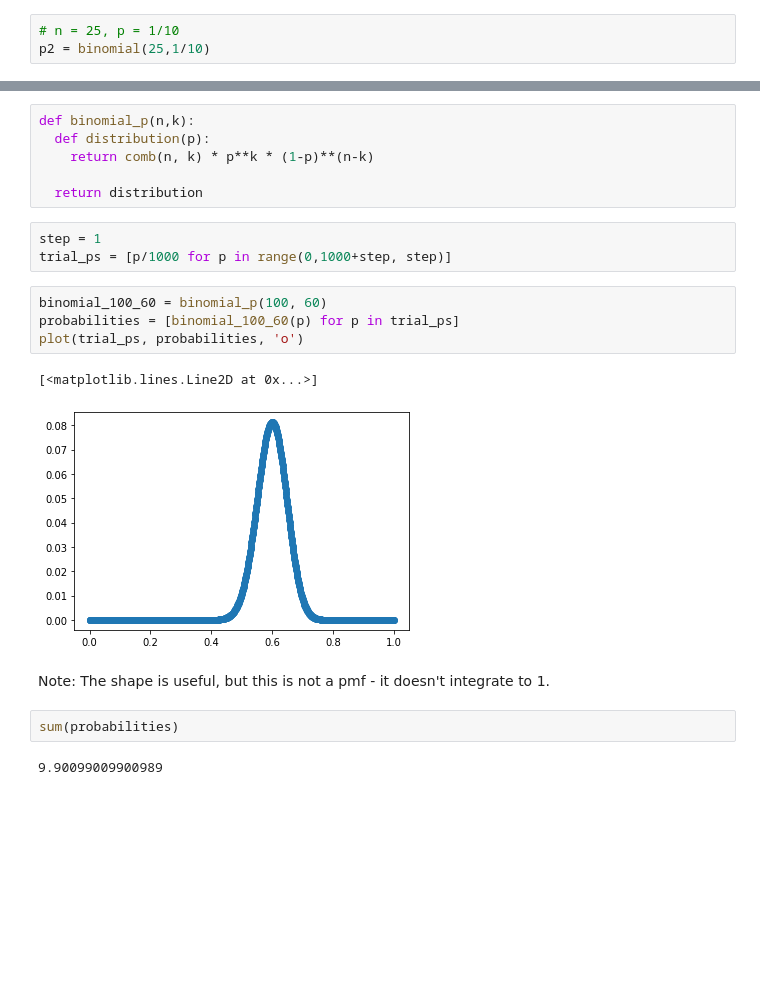
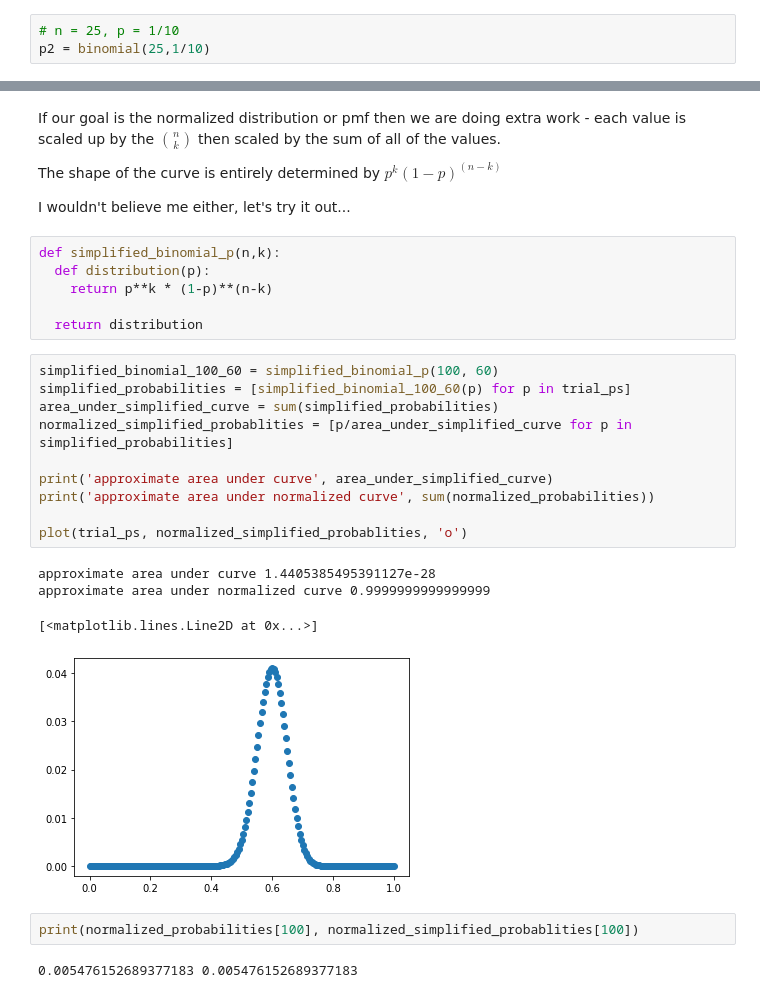
Before and after one commit to ctarrington/try-colab, a Jupyter notebook: binomial.ipynb, the cells around one changed output, grey strips where cells are left out. Drawn from its saved outputs; the diff is of its cells as text; blank space fills up the shorter version.

```diff
--- a/binomial.ipynb
+++ b/binomial.ipynb
@@ -73,22 +99,31 @@ EX: If we had 60 heads in 100 trials what does that tell us about a single throw
+# %% [markdown]
+If our goal is the normalized distribution or pmf then we are doing extra work - each value is scaled up by the ${n \choose k} $ then scaled by the sum of all of the values.
+
+The shape of the curve is entirely determined by $p^k (1-p)^{(n-k)}$
+
+I wouldn't believe me either, let's try it out...
 # %%
-def binomial_p(n,k):
+def simplified_binomial_p(n,k):
   def distribution(p):
-    return comb(n, k) * p**k * (1-p)**(n-k)
+    return p**k * (1-p)**(n-k)
 
   return distribution
-# %%
-step = 1
-trial_ps = [p/1000 for p in range(0,1000+step, step)]
-# %%
-binomial_100_60 = binomial_p(100, 60)
-probabilities = [binomial_100_60(p) for p in trial_ps]
-plot(trial_ps, probabilities, 'o')
-# %% [output]
-[<matplotlib.lines.Line2D at 0x...>]
-[figure, removed]
-# %% [markdown]
-Note: The shape is useful, but this is not a pmf - it doesn't integrate to 1.
-# %%
-sum(probabilities)
-# %% [output]
-9.90099009900989
+# %%
+simplified_binomial_100_60 = simplified_binomial_p(100, 60)
+simplified_probabilities = [simplified_binomial_100_60(p) for p in trial_ps]
+area_under_simplified_curve = sum(simplified_probabilities)
+normalized_simplified_probablities = [p/area_under_simplified_curve for p in simplified_probabilities]
+
+print('approximate area under curve', area_under_simplified_curve)
+print('approximate area under normalized curve', sum(normalized_probabilities))
+
+plot(trial_ps, normalized_simplified_probablities, 'o')
+# %% [output]
+approximate area under curve 1.4405385495391127e-28
+approximate area under normalized curve 0.9999999999999999
+[<matplotlib.lines.Line2D at 0x...>]
+[figure, added]
+# %%
+print(normalized_probabilities[100], normalized_simplified_probablities[100])
+# %% [output]
+0.005476152689377183 0.005476152689377183
```
Also changed, not shown: parts of 14 cells of this notebook.
